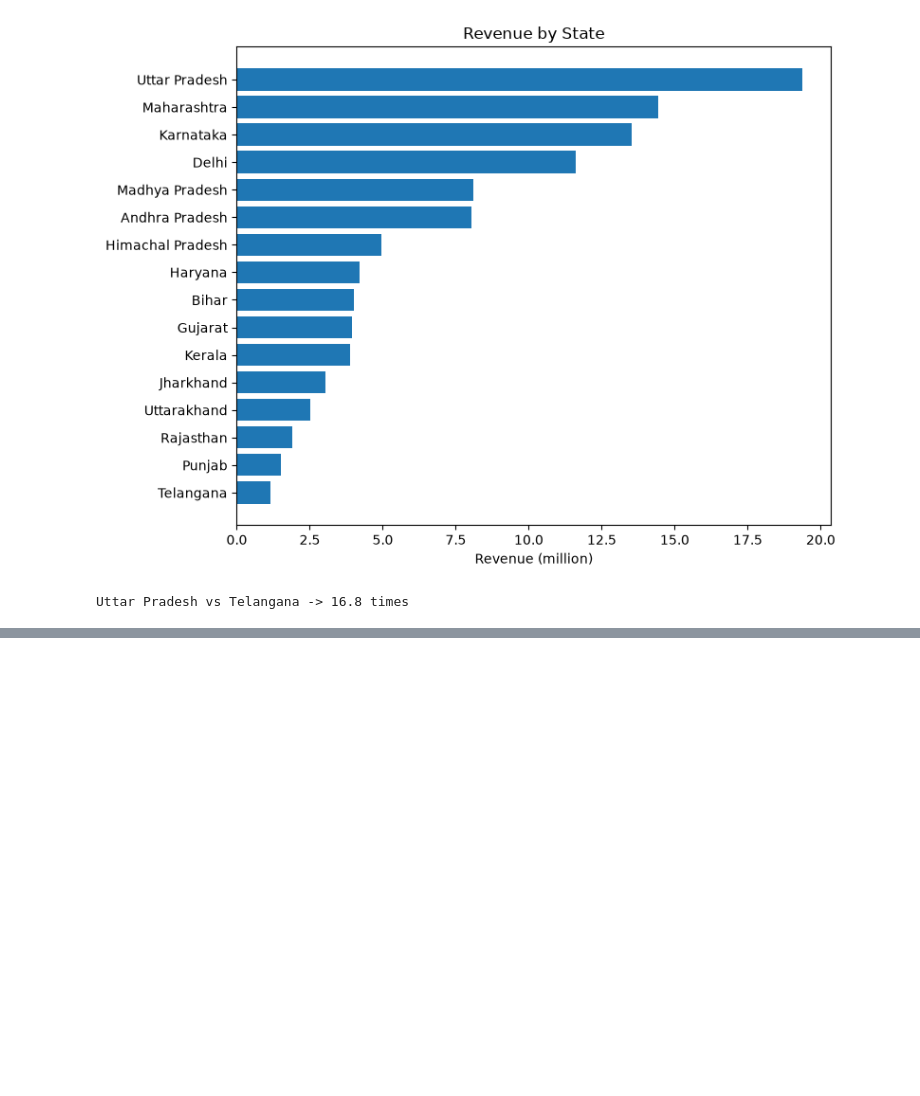
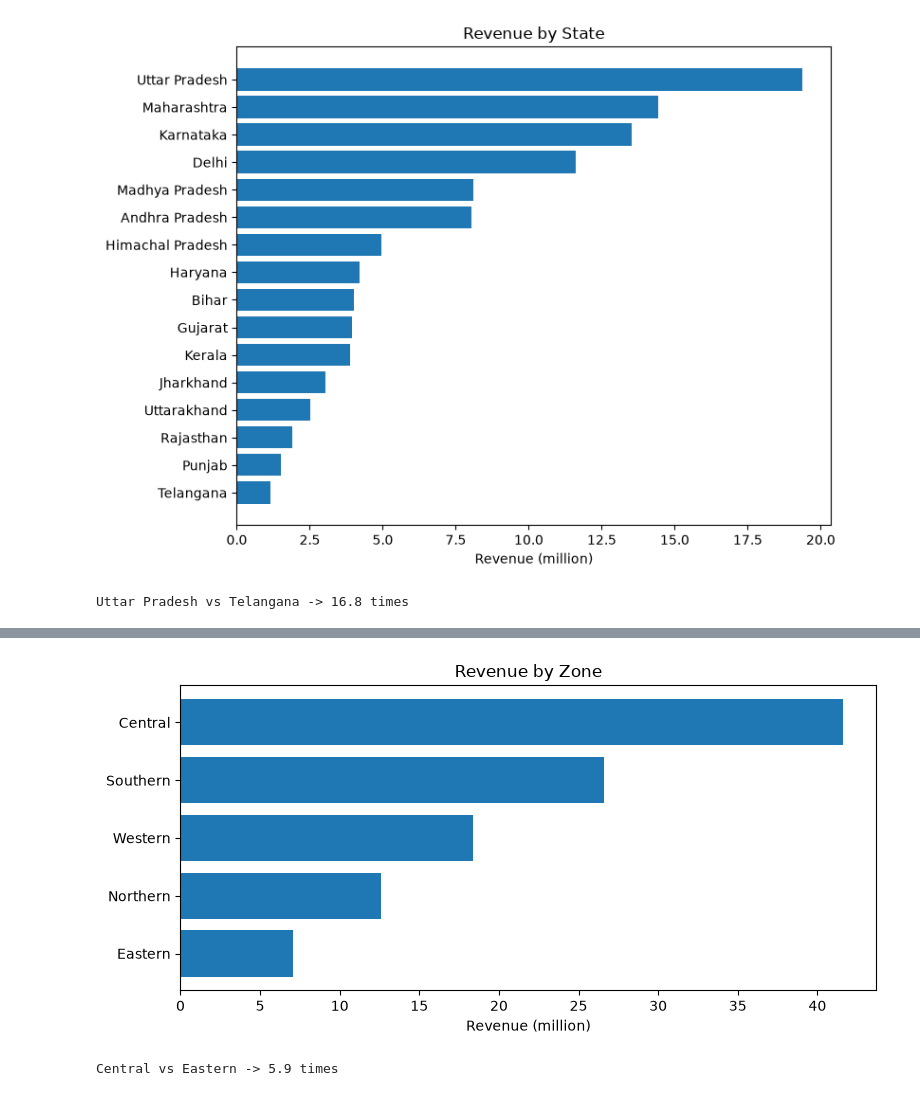
Before and after one commit to ariful3551/diwali_sales_analysis, a Jupyter notebook: notebooks/03_eda_and_visualization.ipynb, the cells around one changed output, grey strips where cells are left out. Cells and saved outputs as stored; diff of their text form; code cells hidden in the pictures; blank space fills up the shorter version.

Commit message:
Add Q2: revenue by zone and business insight

```diff
--- a/notebooks/03_eda_and_visualization.ipynb
+++ b/notebooks/03_eda_and_visualization.ipynb
@@ -109,0 +112,8 @@ Uttar Pradesh vs Telangana -> 16.8 times
+# %%
+zone = (
+    df.groupby("Zone")["Amount"]
+    .agg(revenue="sum", rows="count")
+    .sort_values("revenue", ascending=False)
+)
+zone["share_pct"] = (zone["revenue"] / zone["revenue"].sum() * 100).round(1)
+zone
@@ -109,0 +128,17 @@ Uttar Pradesh vs Telangana -> 16.8 times
+# %%
+z = zone["revenue"].sort_values() / 1e6
+
+plt.figure(figsize=(8, 4))
+plt.barh(z.index, z.values)
+plt.xlabel("Revenue (million)")
+plt.title("Revenue by Zone")
+plt.tight_layout()
+plt.savefig("../images/q2_revenue_by_zone.png", dpi=150)
+plt.show()
+# %% [output]
+[figure, added]
+# %%
+top, bottom = zone["revenue"].idxmax(), zone["revenue"].idxmin()
+print(top, "vs", bottom, "->", round(zone["revenue"].max() / zone["revenue"].min(), 1), "times")
+# %% [output]
+Central vs Eastern -> 5.9 times
```
Also changed, not shown: parts of 3 cells of this notebook.
